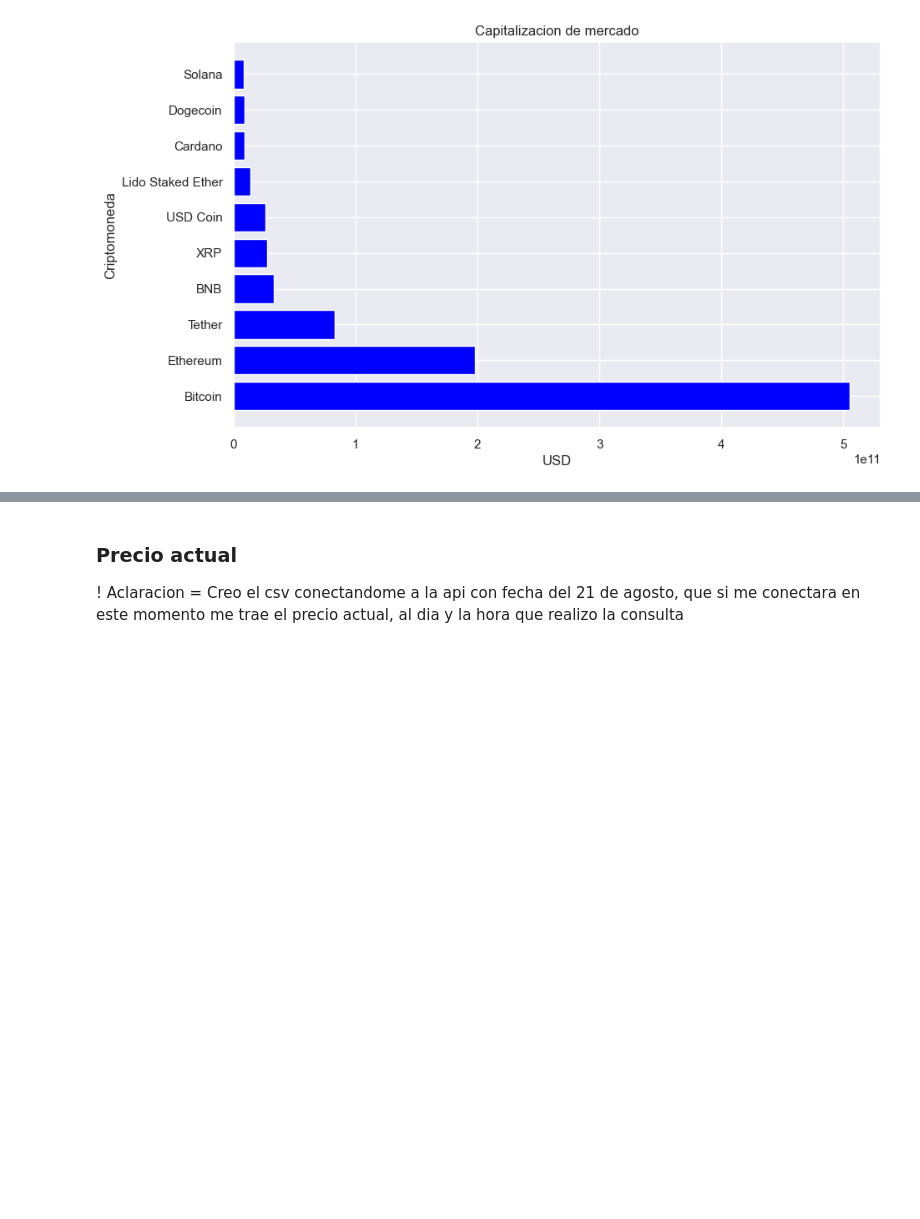
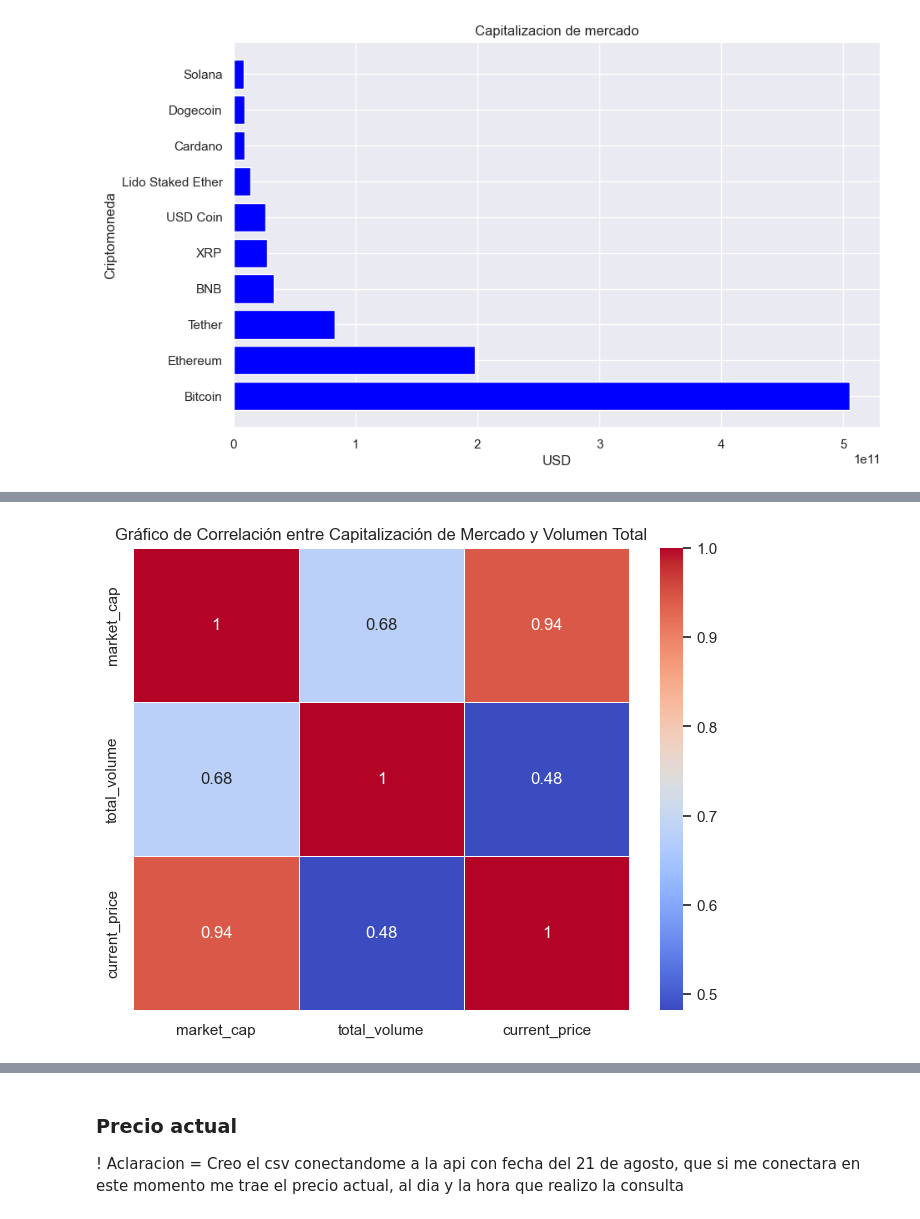
Before and after one commit to Constanzafl/Proyecto2_Data_Analytics, a Jupyter notebook: EDA/EDA10.ipynb, the cells around one changed output, grey strips where cells are left out. Cells and saved outputs as stored; diff of their text form; code cells hidden in the pictures; blank space fills up the shorter version.

```diff
--- a/EDA/EDA10.ipynb
+++ b/EDA/EDA10.ipynb
@@ -91,0 +102,11 @@ plt.show()
+# %%
+# Creo el DataFrame con las dos columnas que deseo comparar
+top10mkt= top10[['market_cap', 'total_volume', 'current_price']]
+
+# Crear un gráfico de correlación utilizando seaborn
+plt.figure(figsize=(8, 6))
+sns.heatmap(top10mkt.corr(), annot=True, cmap='coolwarm', linewidths=0.5)
+plt.title('Gráfico de Correlación entre Capitalización de Mercado y Volumen Total')
+plt.show()
+# %% [output]
+[figure, added]
```
Also changed, not shown: parts of 5 cells of this notebook.
